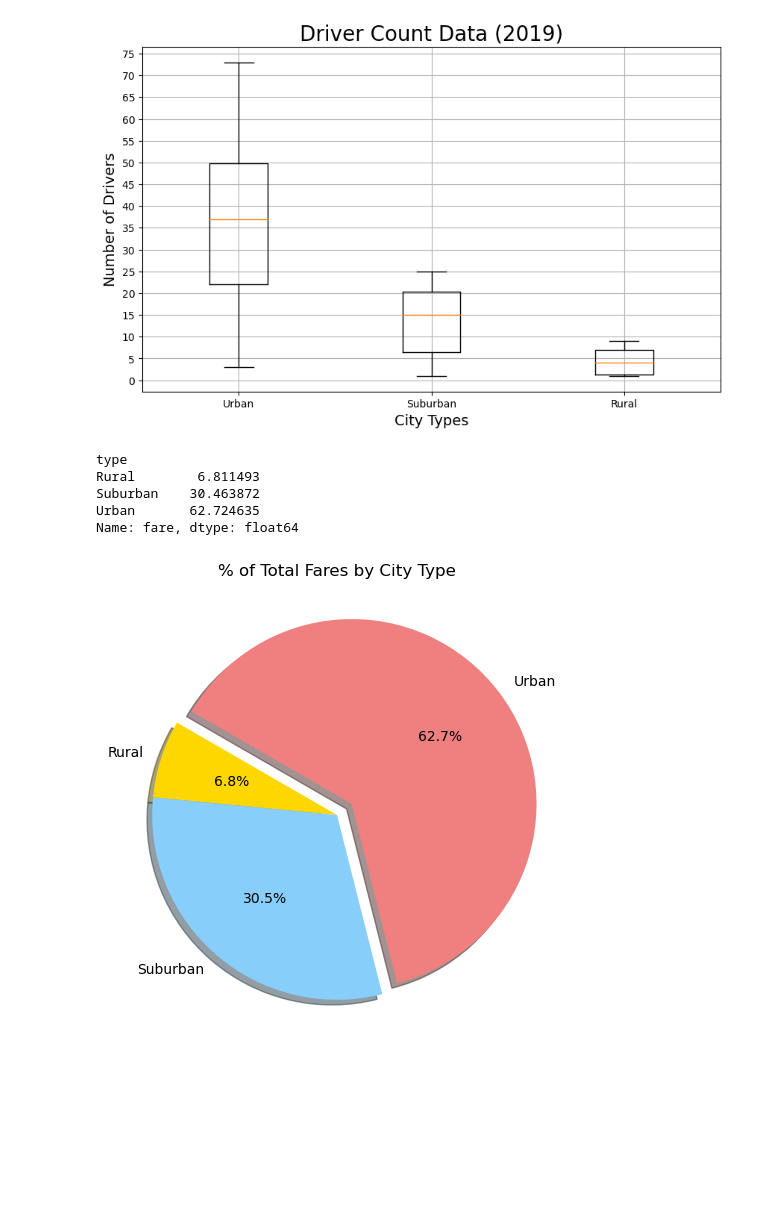
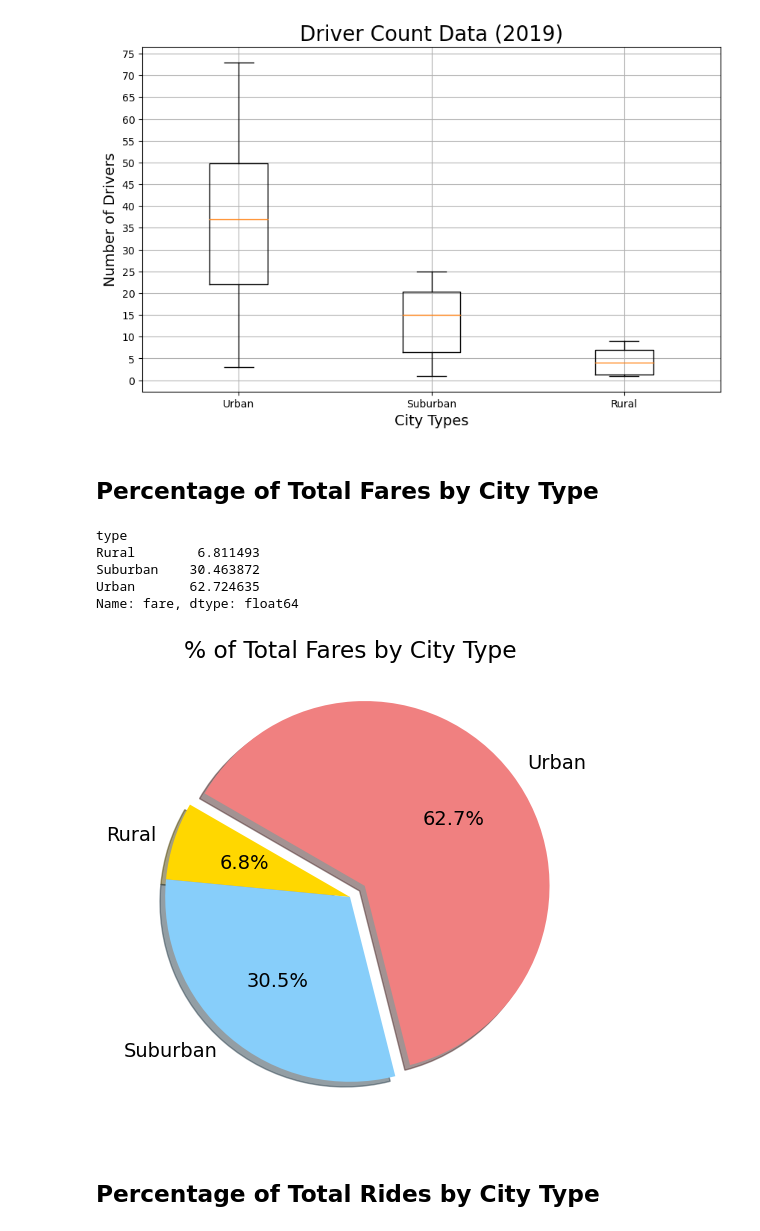
Before and after one commit to cdpeters/rideshare-analysis-visualization-python, a Jupyter notebook: PyBer.ipynb, the cells around one changed output. Saved outputs shown, nothing was run; the diff lists cells and outputs as text; code cells hidden in the pictures; blank space fills up the shorter version.

```diff
--- a/PyBer.ipynb
+++ b/PyBer.ipynb
@@ -609,41 +609,16 @@ plt.savefig("analysis/driver_count_box-and-whisker_plot.svg", bbox_inches="tight
 plt.show()
 # %% [output]
 [figure]
+# %% [markdown]
+## Percentage of Total Fares by City Type
 # %%
 # Calculate the percentage of fare for each city type. Divide each "fares by city type" sum by the total
 # fare sum and convert to a percentage.
-type_percents = (pyber_df.groupby(pyber_df["type"])["fare"].sum() / pyber_df["fare"].sum()) * 100
-type_percents
+fare_percents = (pyber_df.groupby(pyber_df["type"])["fare"].sum() / pyber_df["fare"].sum()) * 100
+fare_percents
 # %% [output]
 type
 Rural        6.811493
 Suburban    30.463872
 Urban       62.724635
 Name: fare, dtype: float64
-# %%
-# Import mpl to change the plot configurations using rcParams.
-import matplotlib as mpl
-
-# Build the percentage of fares by city type pie chart.
-plt.subplots(figsize=(10, 6))
-plt.pie(
-    type_percents,
-    labels=["Rural", "Suburban", "Urban"],
-    colors=["gold", "lightskyblue", "lightcoral"],
-    explode=[0, 0, 0.1],
-    autopct='%1.1f%%',
-    shadow=True,
-    startangle=150
-)
-plt.title("% of Total Fares by City Type")
-
-# Change the default font size from 10 to 14.
-mpl.rcParams['font.size'] = 14
-
-# Save Figure
-plt.savefig("analysis/fares_by_city_type_pie_chart.png", bbox_inches="tight")
-plt.savefig("analysis/fares_by_city_type_pie_chart.svg", bbox_inches="tight")
-
-plt.show()
-# %% [output]
-[figure, removed]
@@ -649,0 +631,25 @@ plt.show()
+# %%
+# Build the percentage of fares by city type pie chart.
+plt.subplots(figsize=(10, 6))
+plt.pie(
+    fare_percents,
+    labels=["Rural", "Suburban", "Urban"],
+    colors=["gold", "lightskyblue", "lightcoral"],
+    explode=[0, 0, 0.1],
+    autopct='%1.1f%%',
+    shadow=True,
+    startangle=150
+)
+plt.title("% of Total Fares by City Type")
+
+
+
+# Save Figure
+plt.savefig("analysis/fares_by_city_type_pie_chart.png", bbox_inches="tight")
+plt.savefig("analysis/fares_by_city_type_pie_chart.svg", bbox_inches="tight")
+
+plt.show()
+# %% [output]
+[figure, added]
+# %% [markdown]
+## Percentage of Total Rides by City Type
```
Also changed, not shown: parts of 6 cells of this notebook, 9 other files.
